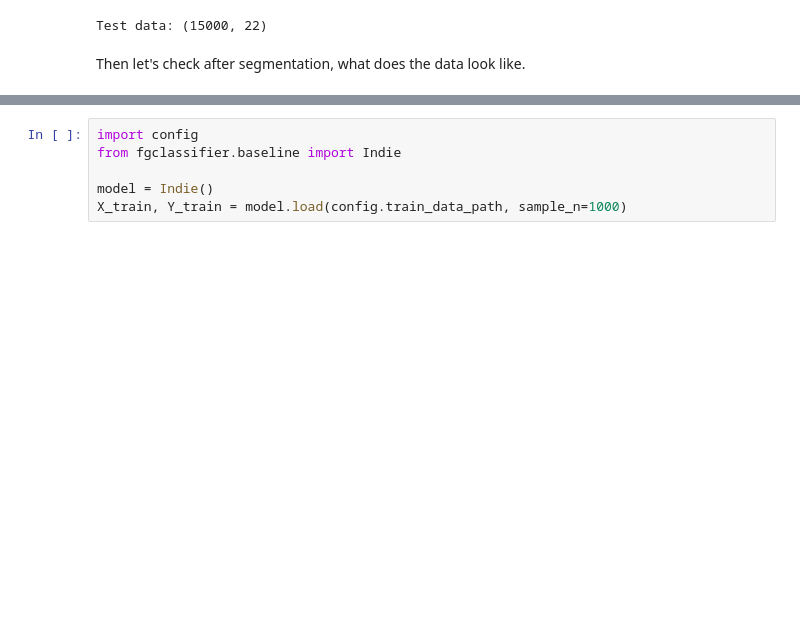
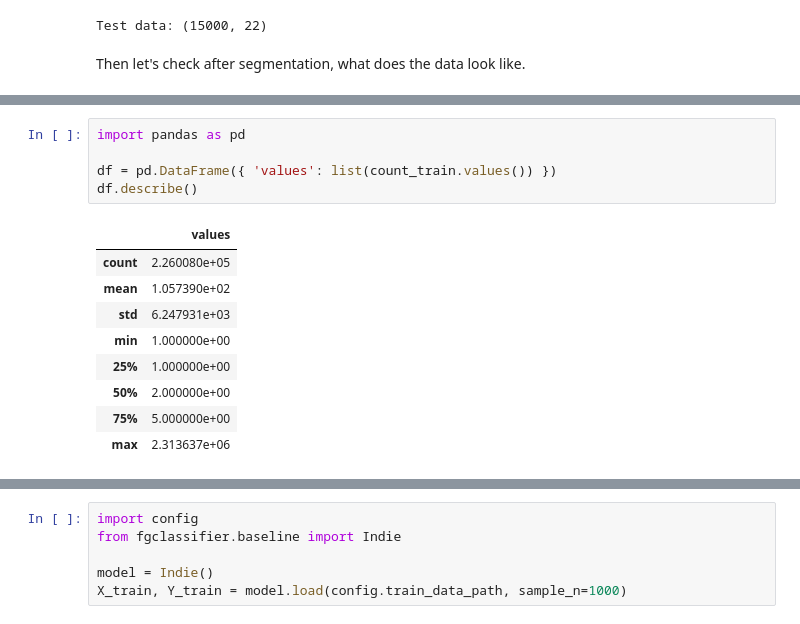
Before and after one commit to ktmud/fsauor2018, a Jupyter notebook: 1_Feature Engineering.ipynb, the cells around one changed output, grey strips where cells are left out. Drawn from its saved outputs; the diff is of its cells as text; blank space fills up the shorter version.

```diff
--- a/1_Feature Engineering.ipynb
+++ b/1_Feature Engineering.ipynb
@@ -115 +143,16 @@ count_train.most_common()[:10]
+# %%
+import pandas as pd
+
+df = pd.DataFrame({ 'values': list(count_train.values()) })
+df.describe()
+# %% [output]
+|  | values |
+| count | 2.260080e+05 |
+| mean | 1.057390e+02 |
+| std | 6.247931e+03 |
+| min | 1.000000e+00 |
+| 25% | 1.000000e+00 |
+| 50% | 2.000000e+00 |
+| 75% | 5.000000e+00 |
+| max | 2.313637e+06 |
 # %%
```
Also changed, not shown: parts of 13 cells of this notebook, 7 other files.
